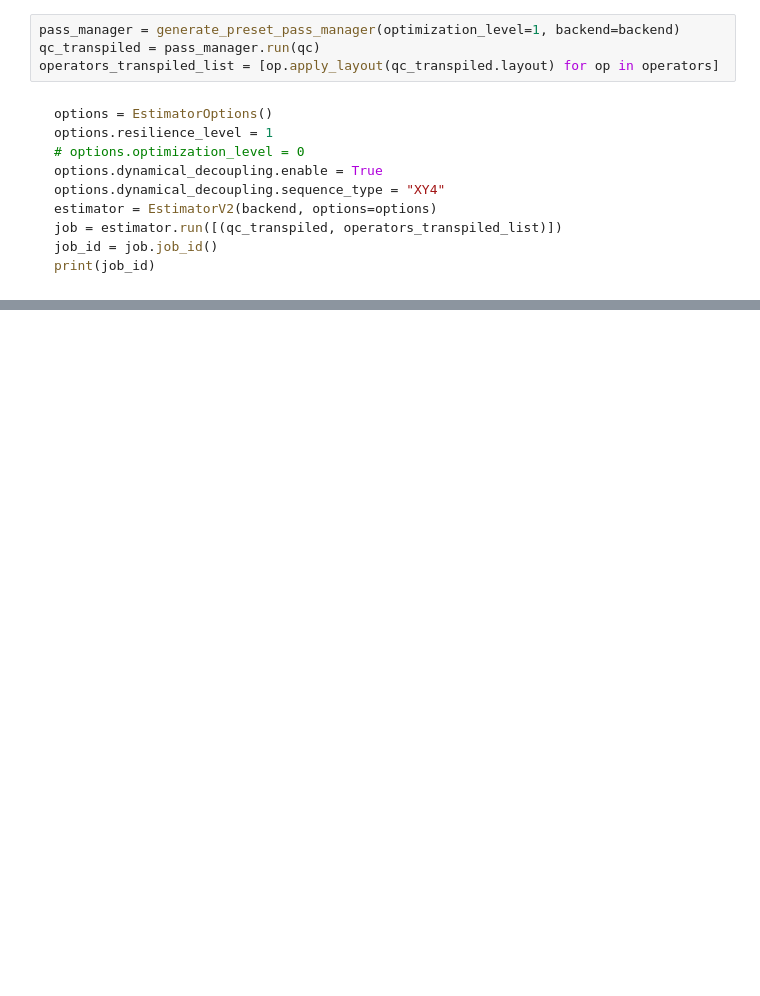
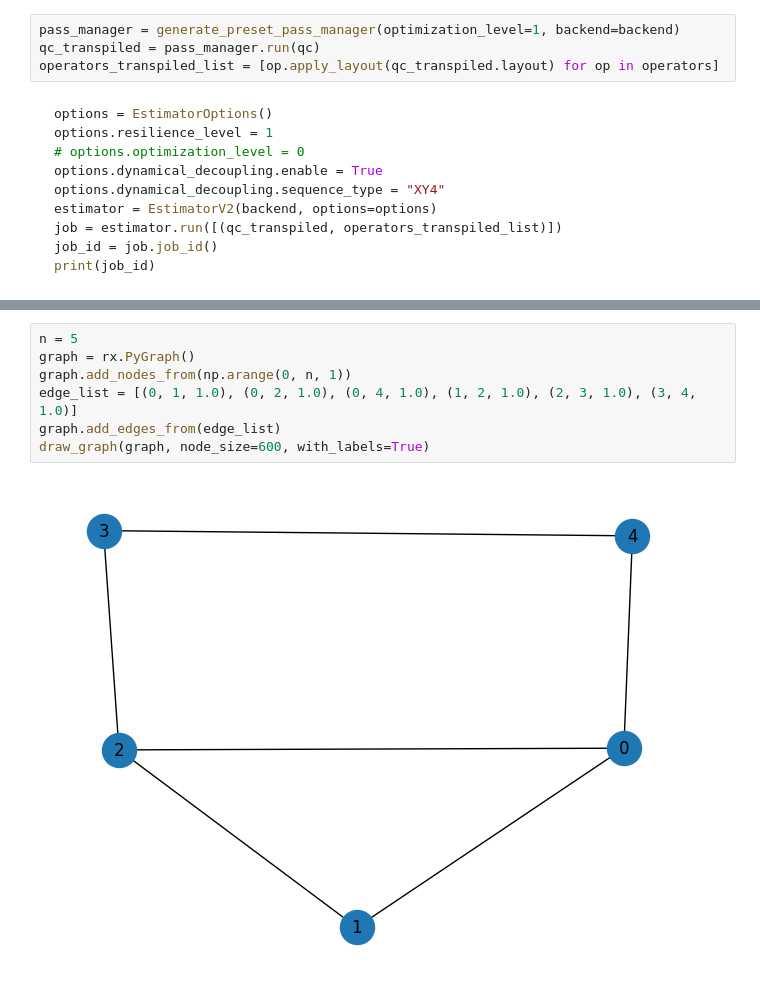
Before and after one commit to pfischer1687/qiskit_scratch, a Jupyter notebook: qiskit_scratch/qiskit_scratch.ipynb, the cells around one changed output, grey strips where cells are left out. Drawn from its saved outputs; the diff is of its cells as text; blank space fills up the shorter version.

```diff
--- a/qiskit_scratch/qiskit_scratch.ipynb
+++ b/qiskit_scratch/qiskit_scratch.ipynb
@@ -154,0 +164,9 @@ plt.show()
+# %%
+n = 5
+graph = rx.PyGraph()
+graph.add_nodes_from(np.arange(0, n, 1))
+edge_list = [(0, 1, 1.0), (0, 2, 1.0), (0, 4, 1.0), (1, 2, 1.0), (2, 3, 1.0), (3, 4, 1.0)]
+graph.add_edges_from(edge_list)
+draw_graph(graph, node_size=600, with_labels=True)
+# %% [output]
+[figure, added]
```
Also changed, not shown: parts of 8 cells of this notebook, 2 other files.
